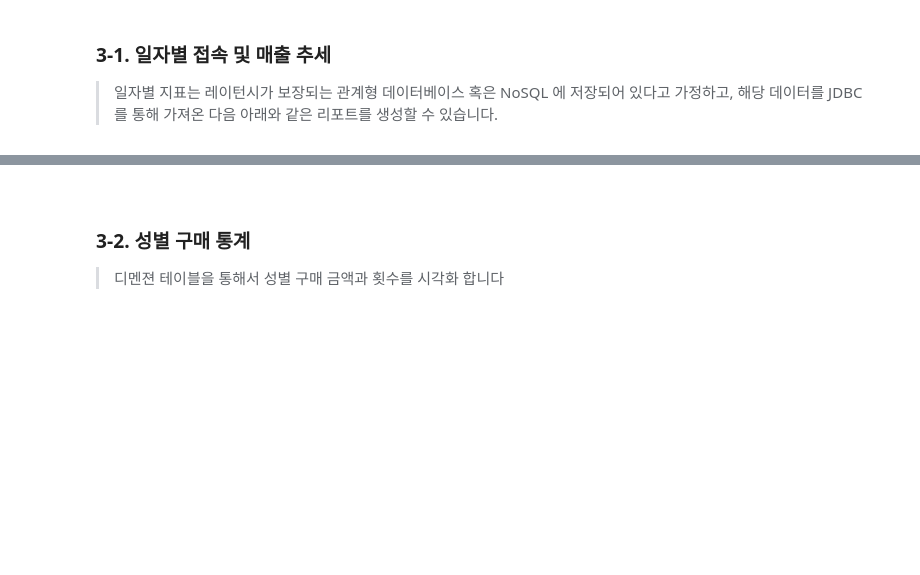
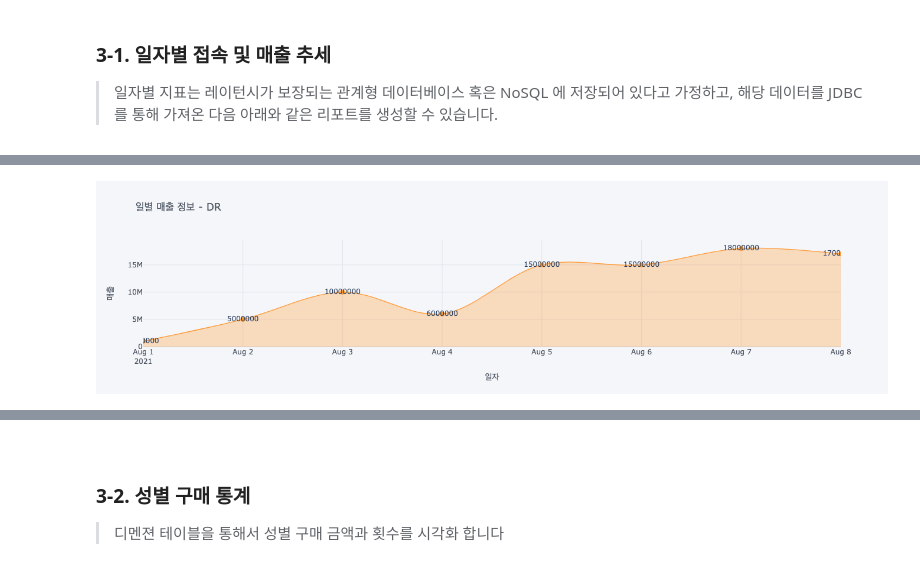
Before and after one commit to psyoblade/data-engineer-intermediate-training, a Jupyter notebook: day9/notebooks/data-engineer-lgde-plot.ipynb, the cells around one changed output, grey strips where cells are left out. Cells and saved outputs as stored; diff of their text form; code cells hidden in the pictures; blank space fills up the shorter version.

```diff
--- a/day9/notebooks/data-engineer-lgde-plot.ipynb
+++ b/day9/notebooks/data-engineer-lgde-plot.ipynb
@@ -71,0 +87,18 @@ pdPurchase.iplot(kind='line')
+# %%
+@udf(returnType=StringType())
+def addComma(column):
+    return "{:,}".format(column)
+
+# DR
+_kind = 'line'
+_dash = {'DR':'solid'}
+_mode = {'DR':'lines+markers+text'}
+_symbol = {'DR':'circle'}
+_interpolation = {'DR':'spline'}
+_size = 8
+revenue = data.withColumn("datetime", to_date(col('DT'), 'yyyy-MM-dd')).drop("DT", "DAU", "PU", "ARPU", "ARPPU")
+pdRevenue = revenue.toPandas().set_index('datetime') # .withColumn("DRC", addComma(col("DR")))
+pdRevenue.iplot(kind=_kind, text='DR', title='일별 매출 정보 - DR', xTitle='일자', yTitle='매출', fill=True, \
+                dash=_dash, mode=_mode, symbol=_symbol, interpolation=_interpolation, size=_size)
+# %% [output]
+[figure, added]
```
Also changed, not shown: parts of 16 cells of this notebook.
